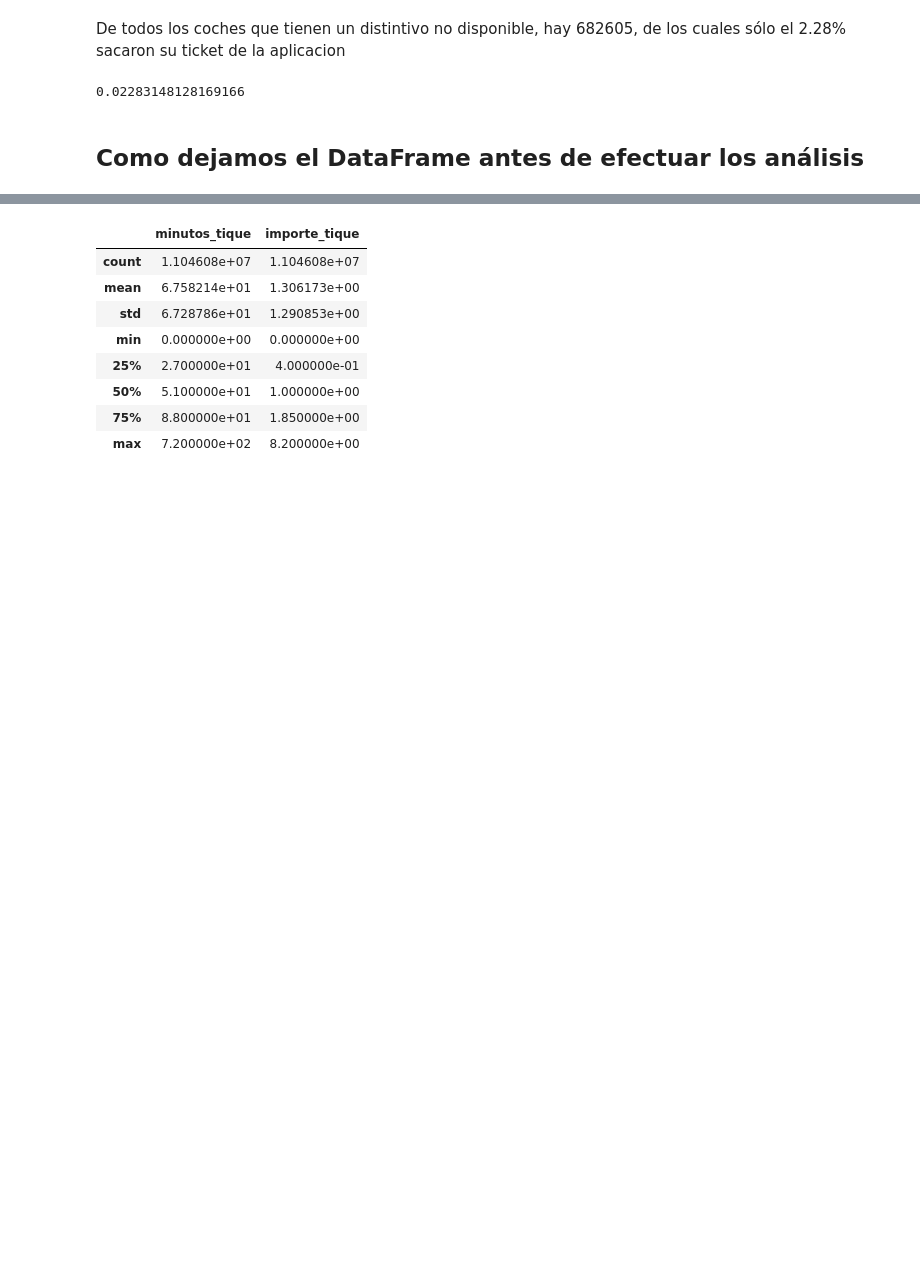
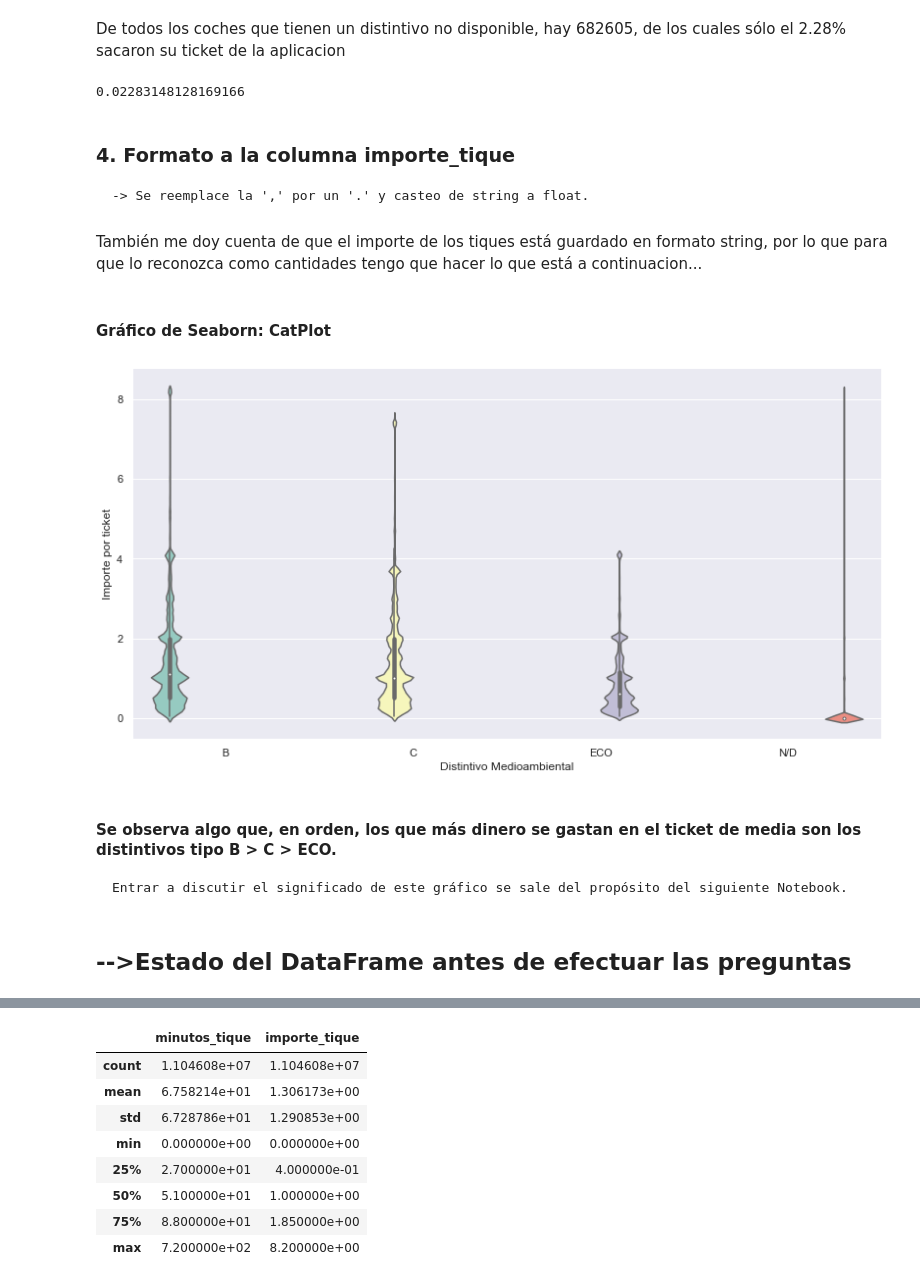
Before and after one commit to IBacieroFdez/Exploratory-Data-Analysis, a Jupyter notebook: EDA_Voluntary.ipynb, the cells around one changed output, grey strips where cells are left out. Drawn from its saved outputs; the diff is of its cells as text; code cells hidden in the pictures; blank space fills up the shorter version.

Commit message:
Notebook completion

```diff
--- a/EDA_Voluntary.ipynb
+++ b/EDA_Voluntary.ipynb
@@ -37,2 +59,3 @@ En el caso de que se utilice un fondo oscuro como tema del Jupyter Notebook, par
 # %%
 plt.style.use('dark_background')
+sns.set_theme(style = 'darkgrid')
@@ -265,3 +222,8 @@ De todos los coches que tienen un distintivo no disponible, hay 682605, de los c
 df.query("distintivo not in ('ECO','B','C')").id_parq.value_counts()[0]/df.query("distintivo not in ('ECO','B','C')").id_parq.value_counts()[1:].sum()
 # %% [output]
 0.02283148128169166
+# %% [markdown]
+### 4. Formato a la columna importe_tique
+    -> Se reemplace la ',' por un '.' y casteo de string a float.
+# %% [markdown]
+También me doy cuenta de que el importe de los tiques está guardado en formato string, por lo que para que lo reconozca como cantidades tengo que hacer lo que está a continuacion...
@@ -268,5 +232,16 @@ df.query("distintivo not in ('ECO','B','C')").id_parq.value_counts()[0]/df.query
+# %% [markdown]
+#### Gráfico de Seaborn: CatPlot
+# %%
+ax = sns.catplot(x = 'distintivo', y = 'importe_tique', hue = 'distintivo', data = df, kind = 'violin', palette = 'Set3', legend_out = True)
+ax.set(xlabel='Distintivo Medioambiental', ylabel='Importe por ticket')
+ax.fig.set_size_inches(12,6)
+# %% [output]
+[figure, added]
+# %% [markdown]
+#### Se observa algo que, en orden, los que más dinero se gastan en el ticket de media son los distintivos tipo B > C > ECO.
+    Entrar a discutir el significado de este gráfico se sale del propósito del siguiente Notebook.
 # %% [markdown]
-## Como dejamos el DataFrame antes de efectuar los análisis
+## -->Estado del DataFrame antes de efectuar las preguntas
 # %%
 df.info()
 # %% [output]
```
Also changed, not shown: parts of 122 cells of this notebook, 1 other file.
